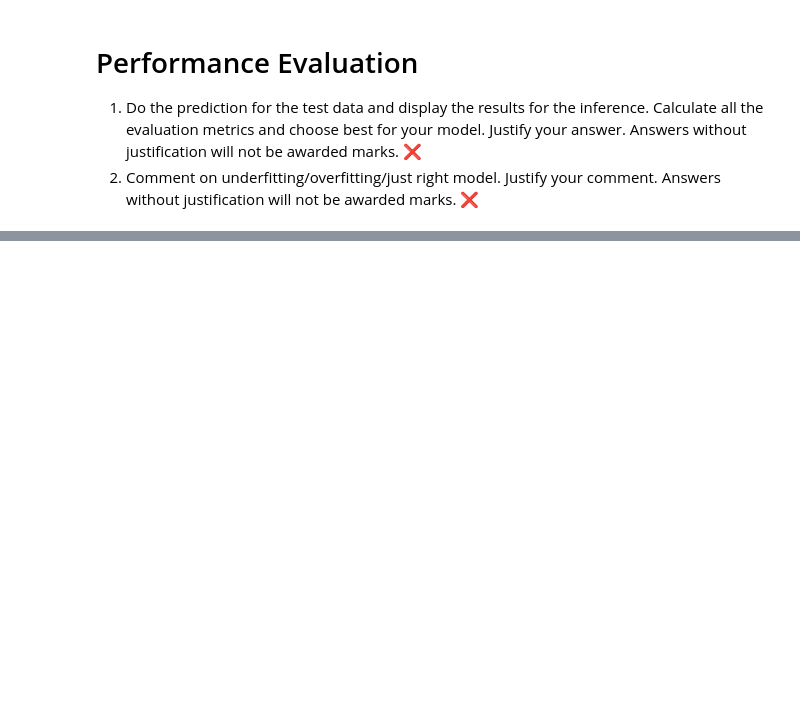
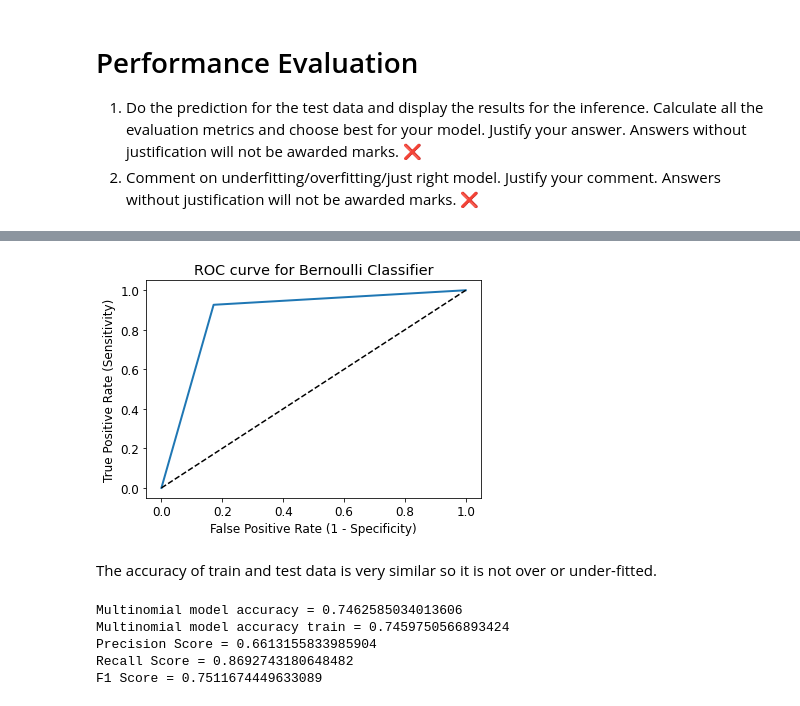
Before and after one commit to rakeshvitta/rakeshvitta, a Jupyter notebook: Group250_Anamoly.ipynb, the cells around one changed output, grey strips where cells are left out. Cells and saved outputs as stored; diff of their text form; code cells hidden in the pictures; blank space fills up the shorter version.

```diff
--- a/Group250_Anamoly.ipynb
+++ b/Group250_Anamoly.ipynb
@@ -542,0 +612,30 @@ Answers without justification will not be awarded marks. ❌
+# %%
+fpr, tpr, thresholds = roc_curve(y_test, y_pred_test)
+plt.figure(figsize=(6,4))
+plt.plot(fpr, tpr, linewidth=2)
+plt.plot([0,1], [0,1], 'k--' )
+plt.rcParams['font.size'] = 12
+plt.title('ROC curve for Bernoulli Classifier')
+plt.xlabel('False Positive Rate (1 - Specificity)')
+plt.ylabel('True Positive Rate (Sensitivity)')
+plt.show()
+# %% [output]
+[figure, added]
+# %% [markdown]
+The accuracy of train and test data is very similar so it is not over or under-fitted.
+# %%
+y_pred_train = mnb.predict(X_train)
+y_pred_test = mnb.predict(X_test)
+conf_mat = confusion_matrix(y_test, y_pred_test)
+print(f"Multinomial model accuracy = {accuracy_score(y_test, y_pred_test)}")
+print(f"Multinomial model accuracy train = {accuracy_score(y_train, y_pred_train)}")
+print(f"Precision Score = {precision_score(y_test, y_pred_test)}")
+print(f"Recall Score = {recall_score(y_test, y_pred_test)}")
+print(f"F1 Score = {f1_score(y_test, y_pred_test)}")
+#print(classification_report(y_test, y_pred_test))
+# %% [output]
+Multinomial model accuracy = 0.7462585034013606
+Multinomial model accuracy train = 0.7459750566893424
+Precision Score = 0.6613155833985904
+Recall Score = 0.8692743180648482
+F1 Score = 0.7511674449633089
```
Also changed, not shown: parts of 26 cells of this notebook.
